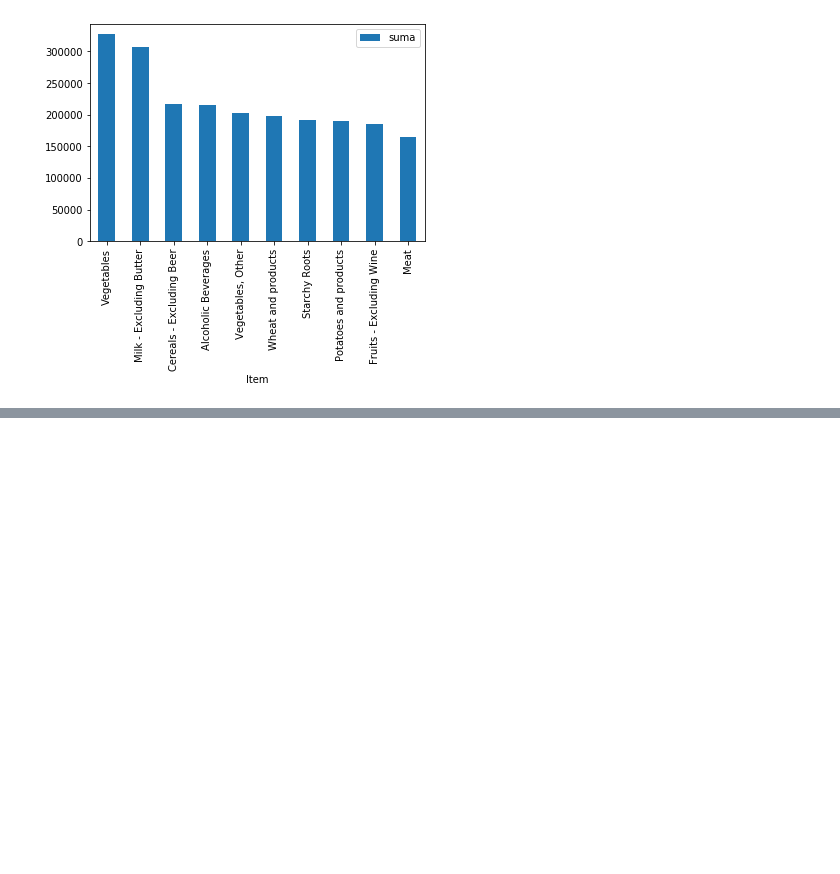
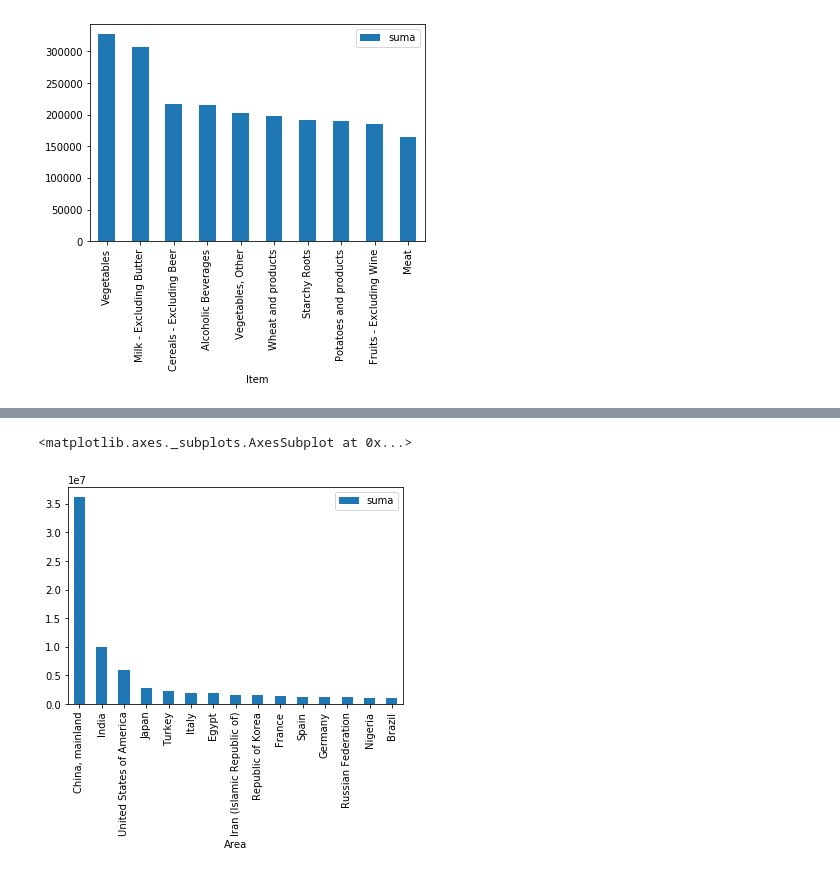
Before and after one commit to galanx22/data-labs, a Jupyter notebook: module-1/pipelines-project/your-code/input/Análisis Dataset Alimentos.ipynb, the cells around one changed output, grey strips where cells are left out. Cells and saved outputs as stored; diff of their text form; code cells hidden in the pictures; blank space fills up the shorter version.

```diff
--- a/module-1/pipelines-project/your-code/input/Análisis Dataset Alimentos.ipynb
+++ b/module-1/pipelines-project/your-code/input/Análisis Dataset Alimentos.ipynb
@@ -81,7 +83,7 @@ delete_letter_from_column(nueva,'Y')
 | 21476 | Zimbabwe | Miscellaneous | Food | 1000 tonnes | -19.02 | 29.15 | 0.0 | 0.0 | 0.0 | 0.0 | ... | ... |
 17528 rows × 59 columns
 # %%
-def filter_country(df,columna,pais):
-    df = df[df[columna] == pais]
+def filter_item(df,columna,item):
+    df = df[df[columna] == item]
     return df
 # %%
@@ -183,0 +206,4 @@ spain.plot(kind='bar', x = 'Item', y = 'suma')
+# %%
+vegetables = filter_item(nueva,'Item','Vegetables')
+vegetables = vegetables.groupby(['Area']).mean()
+vegetables
@@ -183,0 +230,8 @@ spain.plot(kind='bar', x = 'Item', y = 'suma')
+# %%
+col_list1 = list(vegetables)
+col_list1.remove('latitude')
+col_list1.remove('longitude')
+vegetables['suma'] = vegetables[col_list1].sum(axis = 1)
+vegetables
+
+#vegetables.to_csv('production_vegetables.csv')
@@ -183,0 +288,4 @@ spain.plot(kind='bar', x = 'Item', y = 'suma')
+# %%
+vegetables1 = vegetables.reset_index()
+vegetables1 = vegetables.nlargest(15, ['suma'])
+vegetables1
@@ -183,0 +310,5 @@ spain.plot(kind='bar', x = 'Item', y = 'suma')
+# %%
+vegetables1.plot(kind='bar', x = 'Area', y = 'suma')
+# %% [output]
+<matplotlib.axes._subplots.AxesSubplot at 0x...>
+[figure, added]
```
Also changed, not shown: parts of 10 cells of this notebook, 2 other files.
